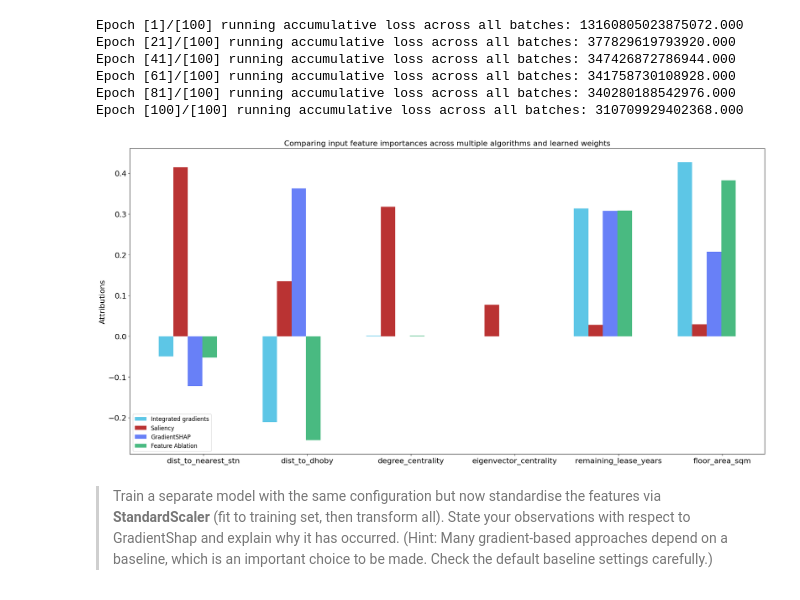
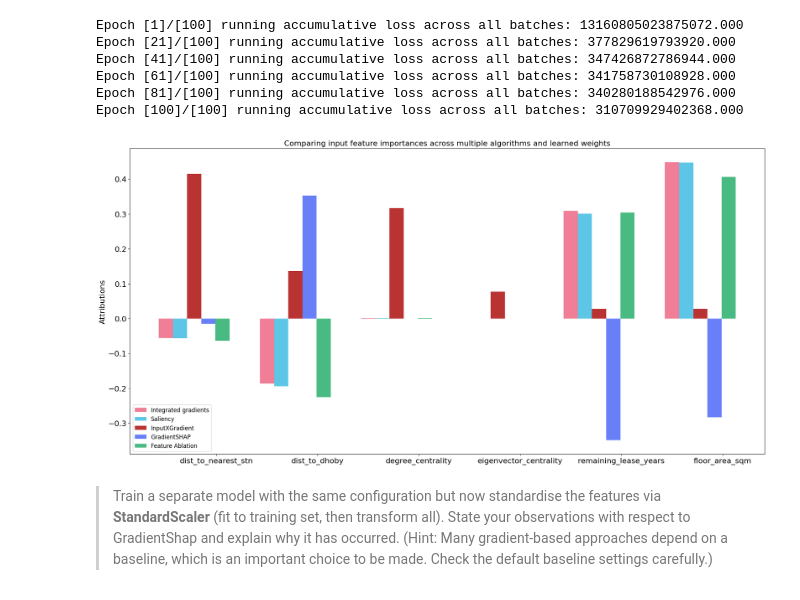
Before and after one commit to LeeYCMichael/CZ4042_NN_lab, a Jupyter notebook: Assignment/PartB_3.ipynb, the cells around one changed output. Saved outputs shown, nothing was run; the diff lists cells and outputs as text; code cells hidden in the pictures.

```diff
--- a/Assignment/PartB_3.ipynb
+++ b/Assignment/PartB_3.ipynb
@@ -144,36 +143,39 @@ ig_attr_test = ig.attribute(X_test.float(), n_steps=50)
 # %%
+# ig = IntegratedGradients(model)
 ig = IntegratedGradients(model)
 sal = Saliency(model)
 ing = InputXGradient(model)
 gs = GradientShap(model)
 fa = FeatureAblation(model)
 
-
-X_test = torch.tensor(df_test.drop(columns=['resale_price']).values).float()
-X_train = torch.tensor(df_train.drop(columns=['resale_price']).values).float()
+# X_test = torch.tensor(df_test.drop(columns=['resale_price']).values).float()
+X_test = torch.tensor(df_test.drop(columns=['resale_price']).values).float()[:1000]
+# X_train = torch.tensor(df_train.drop(columns=['resale_price']).values).float()
+X_train = torch.tensor(df_train.drop(columns=['resale_price']).values).float()[:1000]
 
 # ig_attr_test = ig.attribute(X_test.float(), n_steps=50)
 # st_nt_attr_test = sal.attribute(X_test)
+ig_attr_test = ig.attribute(X_test.float(), n_steps=50)
 sal_attr_test = sal.attribute(X_test)
 ing_attr_test = ing.attribute(X_test)
 gs_attr_test = gs.attribute(X_test, X_train)
 fa_attr_test = fa.attribute(X_test)
 # %%
+import matplotlib.pyplot as plt
 # prepare attributions for visualization
 feature_names = df_train.drop(columns=['resale_price']).columns
 
 x_axis_data = np.arange(X_test.shape[1])
 x_axis_data_labels = list(map(lambda idx: feature_names[idx], x_axis_data))
 
-# ig_attr_test_sum = ig_attr_test.detach().numpy().sum(0)
-# ig_attr_test_norm_sum = ig_attr_test_sum / np.linalg.norm(ig_attr_test_sum, ord=1)
+ig_attr_test_sum = ig_attr_test.detach().numpy().sum(0)
+ig_attr_test_norm_sum = ig_attr_test_sum / np.linalg.norm(ig_attr_test_sum, ord=1)
 
 # ig_nt_attr_test_sum = ig_nt_attr_test.detach().numpy().sum(0)
 # ig_nt_attr_test_norm_sum = ig_nt_attr_test_sum / np.linalg.norm(ig_nt_attr_test_sum, ord=1)
 
 # dl_attr_test_sum = dl_attr_test.detach().numpy().sum(0)
 # dl_attr_test_norm_sum = dl_attr_test_sum / np.linalg.norm(dl_attr_test_sum, ord=1)
-
 
 sal_attr_test_sum = sal_attr_test.detach().numpy().sum(0)
 sal_attr_test_norm_sum = sal_attr_test_sum / np.linalg.norm(sal_attr_test_sum, ord=1)
@@ -187,42 +189,45 @@ gs_attr_test_norm_sum = gs_attr_test_sum / np.linalg.norm(gs_attr_test_sum, ord=
 fa_attr_test_sum = fa_attr_test.detach().numpy().sum(0)
 fa_attr_test_norm_sum = fa_attr_test_sum / np.linalg.norm(fa_attr_test_sum, ord=1)
 
-lin_weight = model.mlp_stack[0].weight.detach().numpy()
-y_axis_lin_weight = lin_weight / np.linalg.norm(lin_weight, ord=1)
+# lin_weight = model.mlp_stack[0].weight.detach().numpy()
+# y_axis_lin_weight = lin_weight / np.linalg.norm(lin_weight, ord=1)
 
 width = 0.14
-legends = ['Int Grads', 'Int Grads w/SmoothGrad','DeepLift', 'GradientSHAP', 'Feature Ablation', 'Weights']
-legends = ['Integrated gradients', 'Saliency', 'GradientSHAP', 'Feature Ablation']
+# legends = ['Int Grads', 'Int Grads w/SmoothGrad','DeepLift', 'GradientSHAP', 'Feature Ablation', 'Weights']
+legends = ['Integrated gradients', 'Saliency', 'InputXGradient', 'GradientSHAP', 'Feature Ablation']
 plt.figure(figsize=(20, 10))
 
 ax = plt.subplot()
 ax.set_title('Comparing input feature importances across multiple algorithms and learned weights')
 ax.set_ylabel('Attributions')
 
 FONT_SIZE = 16
 plt.rc('font', size=FONT_SIZE)            # fontsize of the text sizes
 plt.rc('axes', titlesize=FONT_SIZE)       # fontsize of the axes title
 plt.rc('axes', labelsize=FONT_SIZE)       # fontsize of the x and y labels
 plt.rc('legend', fontsize=FONT_SIZE - 4)  # fontsize of the legend
 
-# ax.bar(x_axis_data, ig_attr_test_norm_sum, width, align='center', alpha=0.8, color='#eb5e7c')
+ax.bar(x_axis_data, ig_attr_test_norm_sum, width, align='center', alpha=0.8, color='#eb5e7c')
 # ax.bar(x_axis_data + width, ig_nt_attr_test_norm_sum, width, align='center', alpha=0.7, color='#A90000')
 # ax.bar(x_axis_data + 2 * width, dl_attr_test_norm_sum, width, align='center', alpha=0.6, color='#34b8e0')
-ax.bar(x_axis_data + width, ing_attr_test_norm_sum, width, align='center',  alpha=0.8, color='#34b8e0')
+ax.bar(x_axis_data + 1 * width, ing_attr_test_norm_sum, width, align='center',  alpha=0.8, color='#34b8e0')
 ax.bar(x_axis_data + 2 * width, sal_attr_test_norm_sum, width, align='center',  alpha=0.8, color='#A90000')
 ax.bar(x_axis_data + 3 * width, gs_attr_test_norm_sum, width, align='center',  alpha=0.8, color='#4260f5')
 ax.bar(x_axis_data + 4 * width, fa_attr_test_norm_sum, width, align='center', alpha=1.0, color='#49ba81')
+
+
+
 # ax.bar(x_axis_data + 5 * width, y_axis_lin_weight, width, align='center', alpha=1.0, color='grey')
 ax.autoscale_view()
 plt.tight_layout()
 
 ax.set_xticks(x_axis_data + 0.5)
 ax.set_xticklabels(x_axis_data_labels)
 
 plt.legend(legends, loc=3)
 plt.show()
 # %% [output]
-[figure, old version]
+[figure, new version]
 # %% [markdown]
 > Train a separate model with the same configuration but now standardise the features via **StandardScaler** (fit to training set, then transform all). State your observations with respect to GradientShap and explain why it has occurred.
 (Hint: Many gradient-based approaches depend on a baseline, which is an important choice to be made. Check the default baseline settings carefully.)
```
Also changed, not shown: parts of 3 cells of this notebook, 3 other files.
